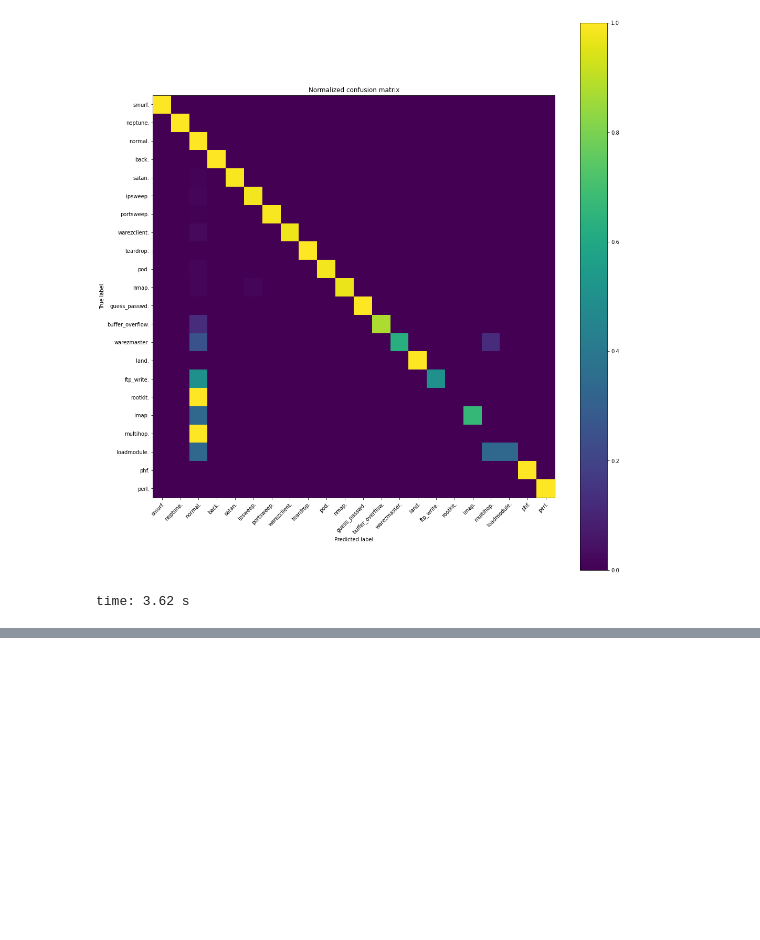
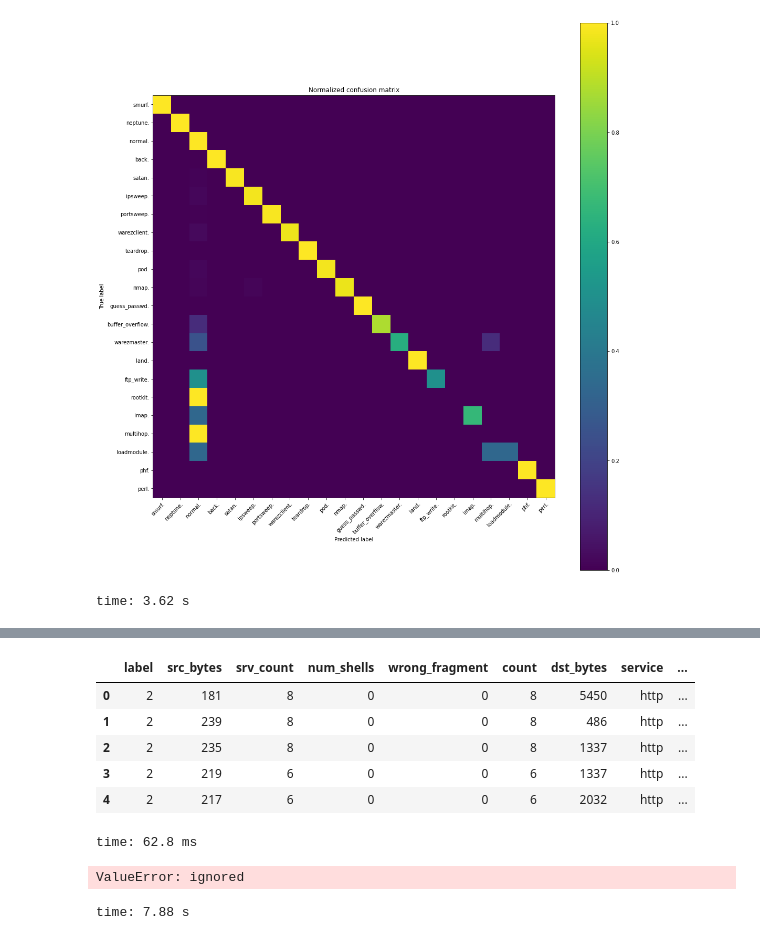
Before and after one commit to Frazew/NET4550_KDD99, a Jupyter notebook: KDD_Attaque_Reseaux.ipynb, the cells around one changed output, grey strips where cells are left out. Cells and saved outputs as stored; diff of their text form; code cells hidden in the pictures; blank space fills up the shorter version.

Commit message:
Trying to generalise the random forest classifier on the entier dataset but still doesn't work

```diff
--- a/KDD_Attaque_Reseaux.ipynb
+++ b/KDD_Attaque_Reseaux.ipynb
@@ -742,0 +723,2 @@ time: 3.62 s
+# %%
+dfp_cut = dfp[['label','src_bytes', 'srv_count', 'num_shells', 'wrong_fragment', 'count', 'dst_bytes', 'service', 'dst_host_srv_count', 'dst_host_same_srv_rate', 'root_shell', 'same_srv_rate', 'land', 'num_failed_logins', 'logged_in', 'protocol_type', 'dst_host_same_src_port_rate', 'num_access_files', 'dst_host_diff_srv_rate', 'dst_host_count', 'dst_host_srv_serror_rate', 'flag', 'rerror_rate', 'dst_host_diff_srv_rate', 'srv_rerror_rate', 'dst_host_srv_diff_host_rate', 'serror_rate', 'srv_serror_rate', 'diff_srv_rate', 'dst_host_serror_rate', 'hot','srv_diff_host_rate', 'dst_host_rerror_rate', 'num_compromised', 'duration', 'num_file_creations', 'num_root', 'service', 'is_guest_login', 'urgent']]
@@ -742,0 +755,21 @@ time: 3.62 s
+# %%
+dfp_cut.head()
+# %% [output]
+|  | label | src_bytes | srv_count | num_shells | wrong_fragment | count | dst_bytes | service | ... |
+| 0 | 2 | 181 | 8 | 0 | 0 | 8 | 5450 | http | ... |
+| 1 | 2 | 239 | 8 | 0 | 0 | 8 | 486 | http | ... |
+| 2 | 2 | 235 | 8 | 0 | 0 | 8 | 1337 | http | ... |
+| 3 | 2 | 219 | 6 | 0 | 0 | 6 | 1337 | http | ... |
+| 4 | 2 | 217 | 6 | 0 | 0 | 6 | 2032 | http | ... |
+time: 62.8 ms
+# %%
+#Ensuiiiite, on test sur le dataset entier notre modele
+X_test = df.drop(labels='label', axis=1)
+y_test = df['label']
+y_pred = model.predict(X_test)
+
+class_names = np.array(['smurf.','neptune.','normal.', 'back.','satan.','ipsweep.','portsweep.', 'warezclient.', 'teardrop.','pod.', 'nmap.', 'guess_passwd.', 'buffer_overflow.', 'warezmaster.', 'land.', 'ftp_write.', 'rootkit.', 'imap.', 'multihop.', 'loadmodule.', 'phf.', 'perl.'])
+plot_conf_mat(y_test, y_pred, class_names, text=False, width=15, height=15)
+# %% [output]
+ValueError: ignored
+time: 7.88 s
```
Also changed, not shown: parts of 29 cells of this notebook.
